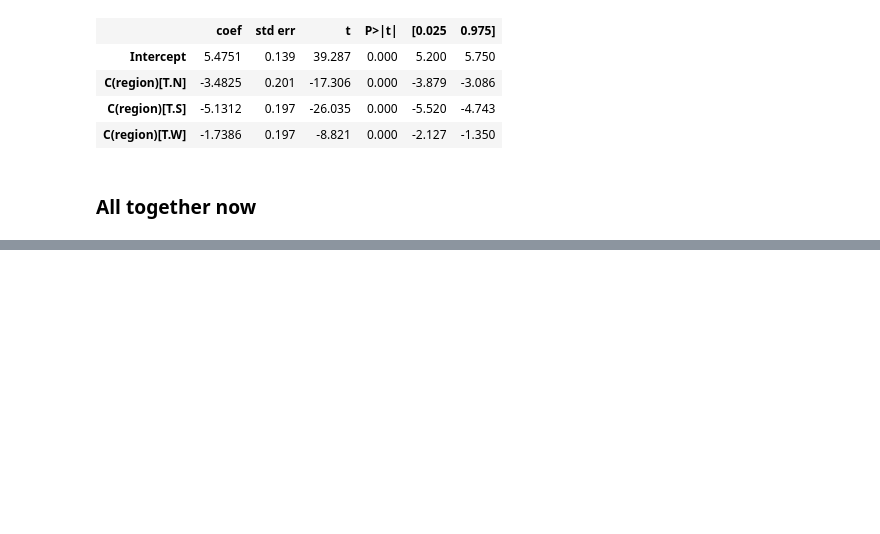
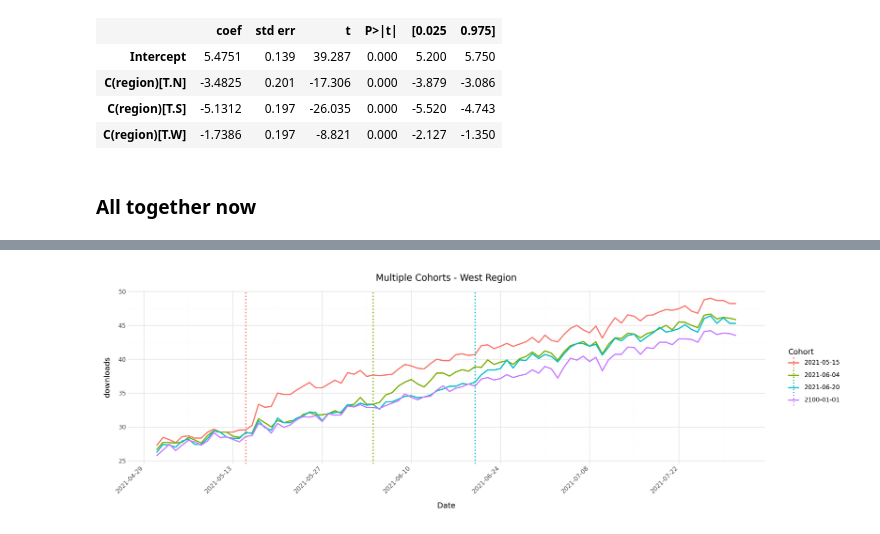
Before and after one commit to Sechi42/Causal_Inference-with-python, a Jupyter notebook: ch08/Difference-in-Differences.ipynb, the cells around one changed output, grey strips where cells are left out. Drawn from its saved outputs; the diff is of its cells as text; code cells hidden in the pictures; blank space fills up the shorter version.

```diff
--- a/ch08/Difference-in-Differences.ipynb
+++ b/ch08/Difference-in-Differences.ipynb
@@ -1162,0 +1247,76 @@ print(f"Bootstrap CI (2.5%, 97.5%): [{boot['ci'][0]:.6f}, {boot['ci'][1]:.6f}]")
+# %%
+import polars as pl
+from plotnine import *
+from mizani.formatters import date_format
+
+# --- 1. Preparación de Datos con Polars ---
+
+# Filtrar Región W y asegurar tipos de fecha
+# Nota: Asumimos que mkt_data_cohorts ya está cargado como Polars DataFrame
+df_w = (
+    mkt_data_cohorts
+    .filter(pl.col("region") == "W")
+    .with_columns([
+        pl.col("date").cast(pl.Date),
+        pl.col("cohort").cast(pl.Date)
+    ])
+)
+
+# Agregación para el Gráfico 1 (Por Fecha Calendario)
+df_plot1 = (
+    df_w
+    .group_by(["date", "cohort"])
+    .agg(pl.col("downloads").mean())
+    .with_columns([
+        # Convertimos cohort a string para que sea una categoría discreta en la leyenda
+        pl.col("cohort").dt.strftime("%Y-%m-%d").alias("cohort_label")
+    ])
+    .sort("date")
+)
+
+# Datos auxiliares para las líneas verticales (solo cohortes tratadas)
+vlines_data = (
+    df_plot1
+    .filter(pl.col("cohort").dt.year() < 2100) # Excluir G_infinito
+    .select(["cohort", "cohort_label"])
+    .unique()
+)
+
+# Agregación para el Gráfico 2 (Alineado / Event Study)
+df_plot2 = (
+    df_w
+    # Excluir grupo de control para el gráfico alineado
+    .filter(pl.col("cohort").dt.year() < 2100)
+    .with_columns([
+        # Calcular días al tratamiento: (Fecha - Cohorte) en días
+        (pl.col("date") - pl.col("cohort")).dt.total_days().alias("days_to_treatment"),
+        pl.col("cohort").dt.strftime("%Y-%m-%d").alias("cohort_label")
+    ])
+    .group_by(["days_to_treatment", "cohort_label"])
+    .agg(pl.col("downloads").mean())
+    .sort("days_to_treatment")
+)
+
+# --- 2. Generación de Gráficos con Plotnine ---
+
+# GRÁFICO 1: Evolución por Fecha Calendario
+(
+    ggplot(df_plot1, aes(x="date", y="downloads", color="cohort_label"))
+    + geom_line(size=1)
+    # Líneas verticales indicando el inicio del tratamiento para cada cohorte
+    + geom_vline(
+        data=vlines_data,
+        mapping=aes(xintercept="cohort", color="cohort_label"),
+        linetype="dotted",
+        size=1
+    )
+    + scale_x_date(date_labels="%Y-%m-%d", date_breaks="2 weeks")
+    + labs(title="Multiple Cohorts - West Region", x="Date", color="Cohort")
+    + theme_minimal()
+    + theme(
+        figure_size=(15, 5),
+        axis_text_x=element_text(rotation=45, hjust=1)
+    )
+)
+# %% [output]
+[figure, added]
```
Also changed, not shown: parts of 34 cells of this notebook, 10 other files.
